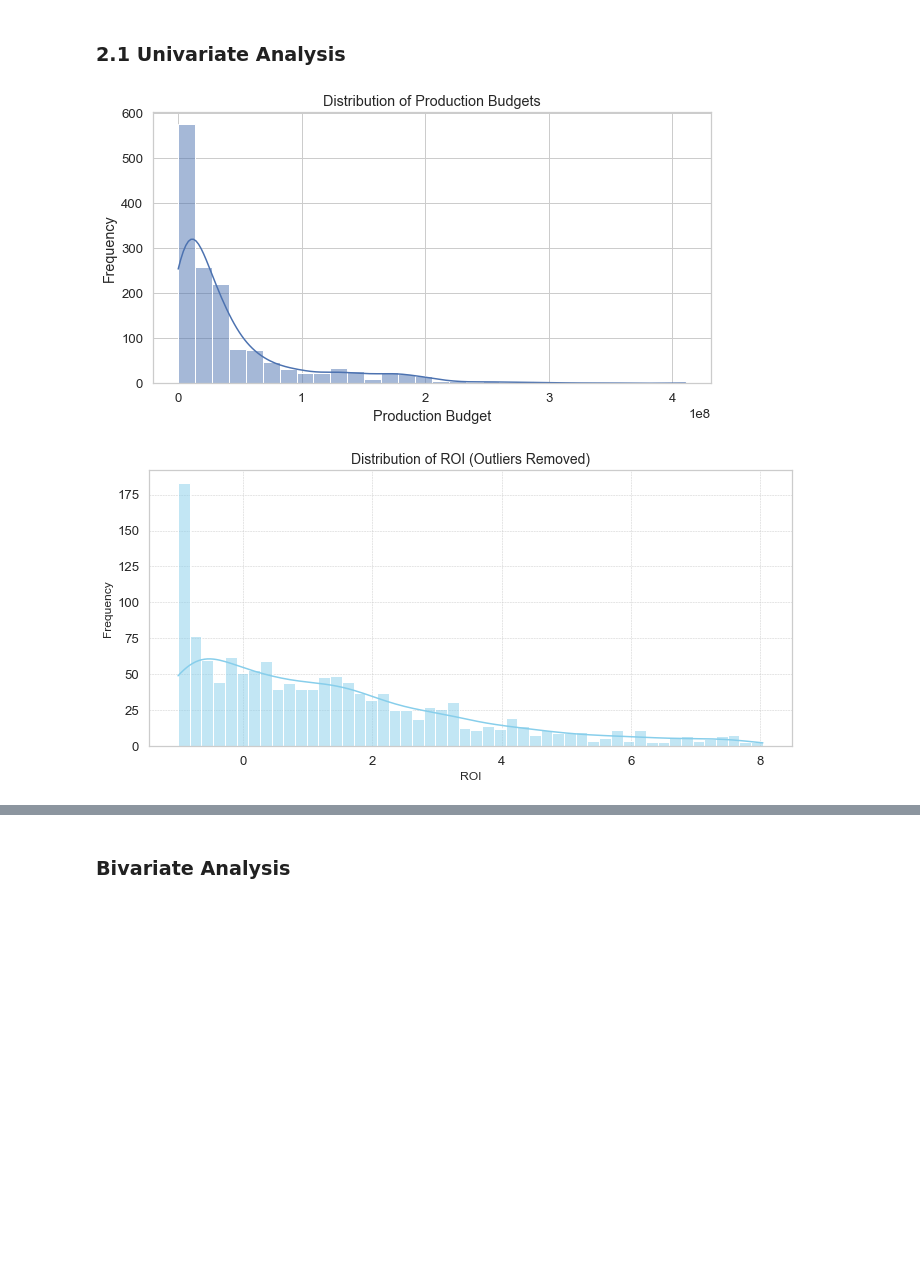
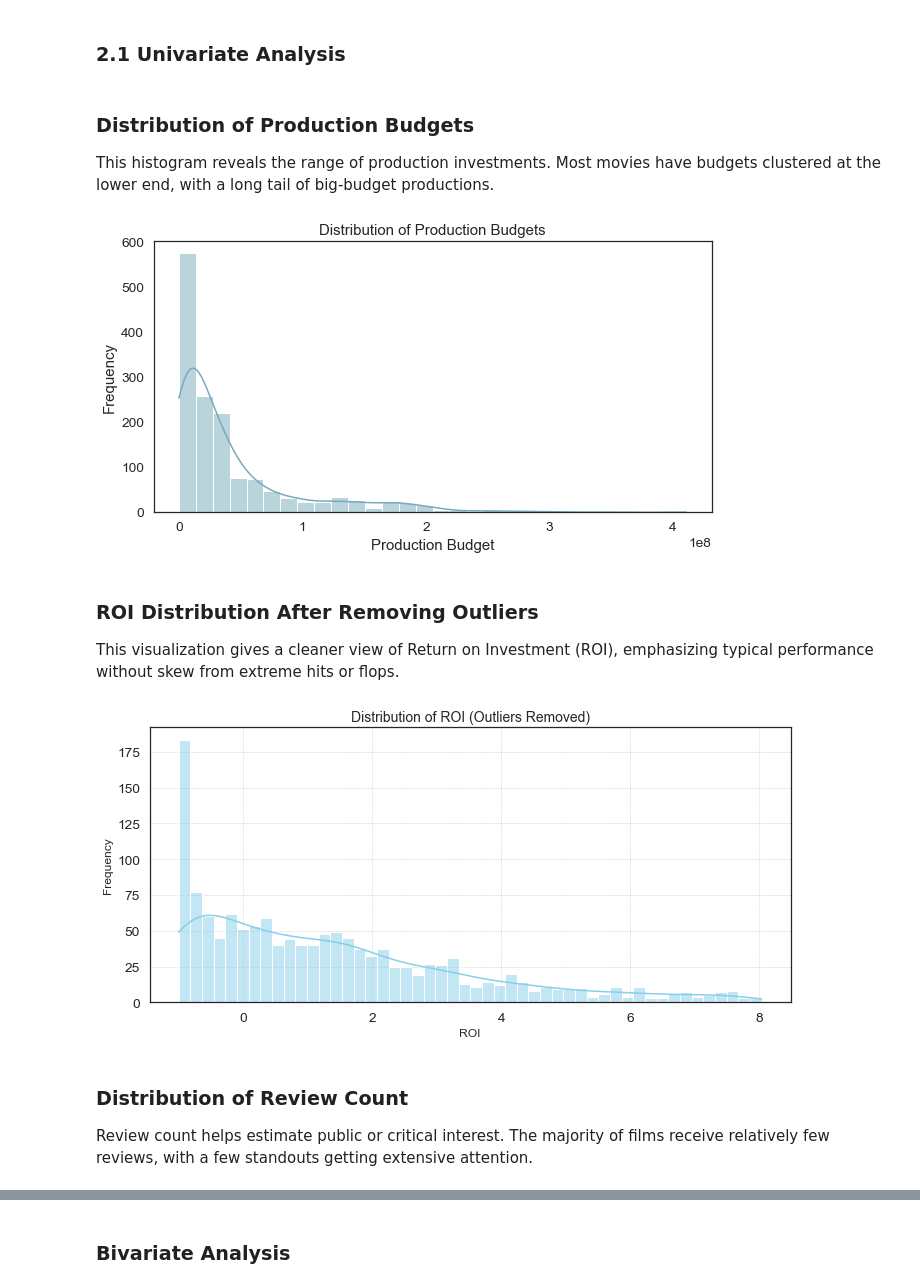
Before and after one commit to Bakley/Talanta-hela, a Jupyter notebook: notebooks/Untitled.ipynb, the cells around one changed output, grey strips where cells are left out. Cells and saved outputs as stored; diff of their text form; code cells hidden in the pictures; blank space fills up the shorter version.

```diff
--- a/notebooks/Untitled.ipynb
+++ b/notebooks/Untitled.ipynb
@@ -1134,2 +1013,2 @@ merged
 # %%
-merged =merged.merge(movie_with_ratings, left_on='title_clean', right_on='primary_title_clean', how='inner')
+merged2 =merged.merge(movie_with_ratings, left_on='title_clean', right_on='primary_title_clean', how='inner')
@@ -1152,5 +1015,5 @@ merged
 # %%
 #sort dataframe by movies alphabetically
-merged = merged.sort_values(by='title_clean', ascending=True)
-merged.head()
+merged2 = merged2.sort_values(by='title_clean', ascending=True)
+merged2.head()
 # %% [output]
@@ -1183,0 +1027,3 @@ merged
+# %%
+merged2 = merged2.groupby('title_clean')
+merged2 = merged2.first()
@@ -1184,5 +1047,5 @@ merged
 # %%
 #for analysis purposes, change all multiple genre observations into the string "mix"
-merged.loc[merged['genres'].str.contains(','), 'genres'] = 'mix'
-merged.head()
+merged2.loc[merged2['genres'].str.contains(','), 'genres'] = 'mix'
+merged2.head()
 # %% [output]
@@ -1199,42 +1064,51 @@ merged.head()
  In this section, we will perform Univariate, Bivariate, and Multivariate Analysis with appropriate visualizations for each.
 # %% [markdown]
 ### 2.1 Univariate Analysis
+# %% [markdown]
+### Distribution of Production Budgets
+This histogram reveals the range of production investments. Most movies have budgets clustered at the lower end, with a long tail of big-budget productions.
 # %%
 # Distribution of production budgets
 import seaborn as sns
 import matplotlib.pyplot as plt
 plt.figure(figsize=(10, 5))
-sns.histplot(merged['production_budget'], bins=30, kde=True)
+sns.histplot(merged2['production_budget'], bins=30, kde=True)
 plt.title('Distribution of Production Budgets')
 plt.xlabel('Production Budget')
 plt.ylabel('Frequency')
 plt.show()
 # %% [output]
-[figure, old version]
+[figure, new version]
+# %% [markdown]
+### ROI Distribution After Removing Outliers
+This visualization gives a cleaner view of Return on Investment (ROI), emphasizing typical performance without skew from extreme hits or flops.
 # %%
 # Step 1: Calculate IQR for ROI
-Q1 = merged['roi'].quantile(0.25)
-Q3 = merged['roi'].quantile(0.75)
+Q1 = merged2['roi'].quantile(0.25)
+Q3 = merged2['roi'].quantile(0.75)
 IQR = Q3 - Q1
 
 # Step 2: Define upper and lower bounds for outlier removal
 lower_bound = Q1 - 1.5 * IQR
 upper_bound = Q3 + 1.5 * IQR
 
 # Step 3: Filter the DataFrame to remove outliers
-df_filtered = merged[(merged['roi'] >= lower_bound) & (merged['roi'] <= upper_bound)]
+df_filtered = merged2[(merged2['roi'] >= lower_bound) & (merged2['roi'] <= upper_bound)]
 
 # Step 4: Plot the histogram without outliers
 plt.figure(figsize=(10, 5))
 sns.histplot(df_filtered['roi'], bins=50, color='skyblue', kde=True)
 plt.title('Distribution of ROI (Outliers Removed)', fontsize=14)
 plt.xlabel('ROI', fontsize=12)
 plt.ylabel('Frequency', fontsize=12)
 plt.grid(True, linestyle='--', linewidth=0.5)
 plt.tight_layout()
 plt.show()
 # %% [output]
-[figure, old version]
+[figure, new version]
+# %% [markdown]
+### Distribution of Review Count
+Review count helps estimate public or critical interest. The majority of films receive relatively few reviews, with a few standouts getting extensive attention.
 # %%
 plt.figure(figsize=(10,5))
 sns.histplot(review_counts['review_count'], bins=30, kde=True)
```
Also changed, not shown: parts of 87 cells of this notebook, 7 other files.
